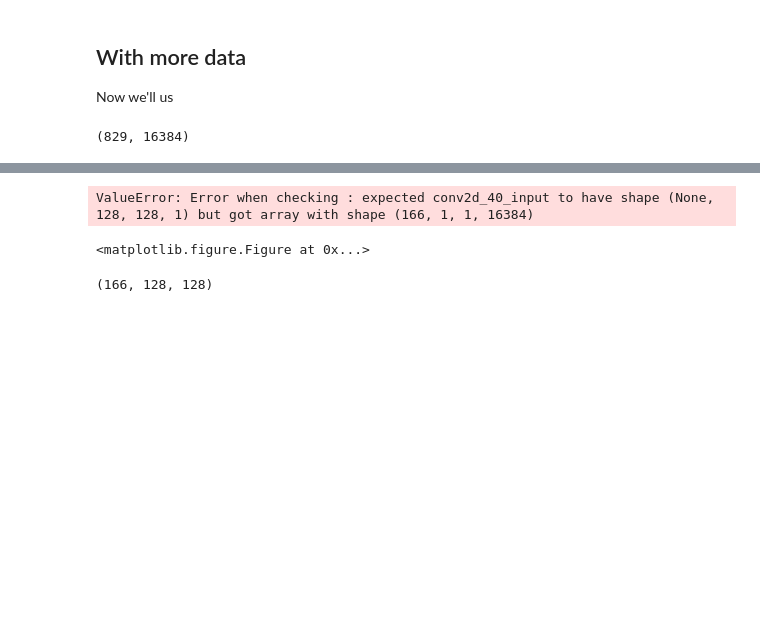
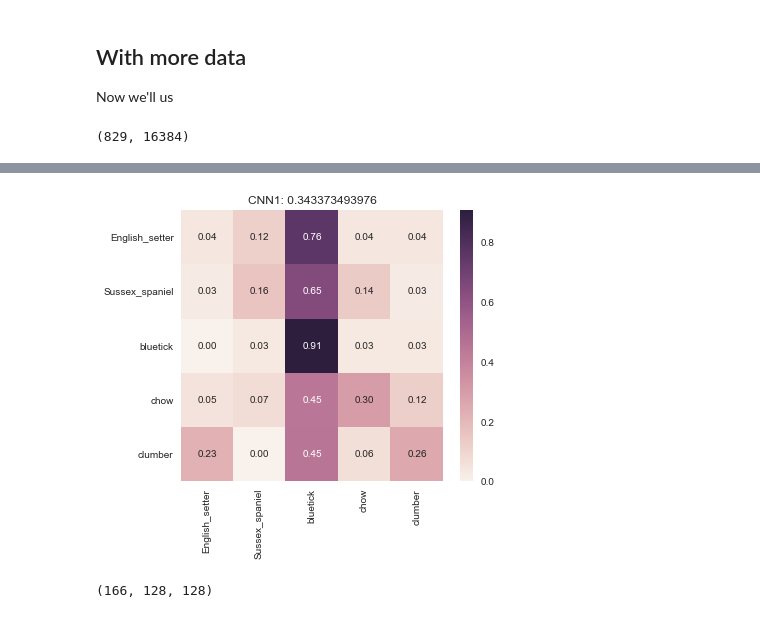
Before and after one commit to ncmatson/SMU_ML_Labs, a Jupyter notebook: 07smuml/lab7_cv_wdatagen.ipynb, the cells around one changed output, grey strips where cells are left out. Saved outputs shown, nothing was run; the diff lists cells and outputs as text; code cells hidden in the pictures; blank space fills up the shorter version.

```diff
--- a/07smuml/lab7_cv_wdatagen.ipynb
+++ b/07smuml/lab7_cv_wdatagen.ipynb
@@ -559,9 +567,40 @@ Epoch 1/1
 <keras.callbacks.History at 0x...>
+# %%
+def compare_mlp_cnn(cnn1, cnn2, mlp, X_test, y_test, enc):
+    plt.figure(figsize=(20,5))
+    if cnn1 is not None:
+        yhat_cnn1 = np.argmax(cnn1.predict( np.expand_dims(X_test.reshape(-1, img_hw,img_hw), axis=3)), axis=1)
+        rec_cnn1 = mt.recall_score(y_test,yhat_cnn1, average='micro')
+        plt.subplot(1,3,1)
+        cm = mt.confusion_matrix(y_test,yhat_cnn1)
+        cm = cm/np.sum(cm,axis=1)[:,np.newaxis]
+        sns.heatmap(cm, annot=True, fmt='.2f', xticklabels=enc.inverse_transform([0, 1, 2, 3, 4]),
+                   yticklabels=enc.inverse_transform([0, 1, 2, 3, 4]))
+        plt.title('CNN1: '+str(rec_cnn1))
+
+    if cnn2 is not None:
+        yhat_cnn2 = np.argmax(cnn2.predict(np.expand_dims(X_test, axis=1)), axis=1)
+        rec_cnn2 = mt.recall_score(y_test,yhat_cnn2, average='micro')
+        plt.subplot(1,3,2)
+        cm = mt.confusion_matrix(y_test,yhat_cnn2)
+        cm = cm/np.sum(cm,axis=1)[:,np.newaxis]
+        sns.heatmap(cm, annot=True, fmt='.2f', xticklabels=enc.inverse_transform([0, 1, 2, 3, 4]),
+                   yticklabels=enc.inverse_transform([0, 1, 2, 3, 4]))
+        plt.title('CNN2: '+str(rec_cnn2))
+
+    if mlp is not None:
+        yhat_mlp = np.argmax(mlp.predict(X_test), axis=1)
+        rec_mlp = mt.recall_score(y_test,yhat_mlp, average='micro')
+        plt.subplot(1,3,3)
+        cm = mt.confusion_matrix(y_test,yhat_mlp)
+        cm = cm/np.sum(cm,axis=1)[:,np.newaxis]
+        sns.heatmap(cm,annot=True, fmt='.2f', xticklabels=enc.inverse_transform([0, 1, 2, 3, 4]),
+                   yticklabels=enc.inverse_transform([0, 1, 2, 3, 4]))
+        plt.title('MLP: '+str(rec_mlp))
 # %%
-compare_mlp_cnn(cnn, None, None, np.reshape(X_test, (X_test.shape[0], 1, 128*128)), y_test, enc)
+compare_mlp_cnn(cnn, None, None, np.reshape(X_test, (X_test.shape[0],128*128)), y_test, enc)
 # %% [output]
-ValueError: Error when checking : expected conv2d_40_input to have shape (None, 128, 128, 1) but got array with shape (166, 1, 1, 16384)
-<matplotlib.figure.Figure at 0x...>
+[figure, added]
 # %%
 X_test.shape
 # %% [output]
```
Also changed, not shown: parts of 3 cells of this notebook.
